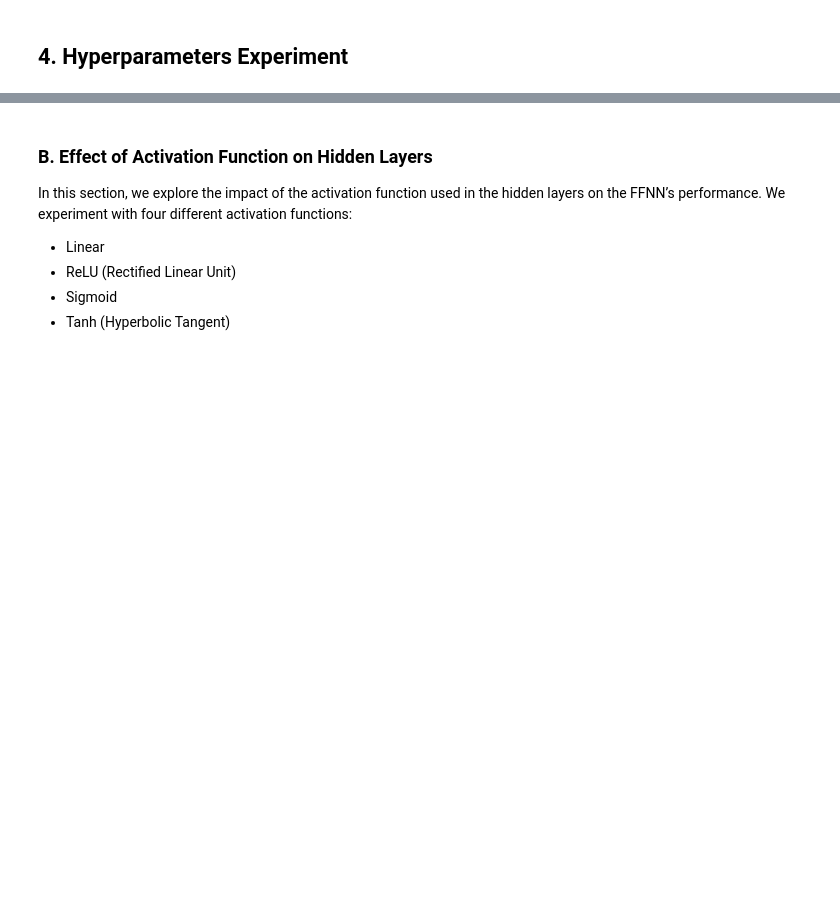
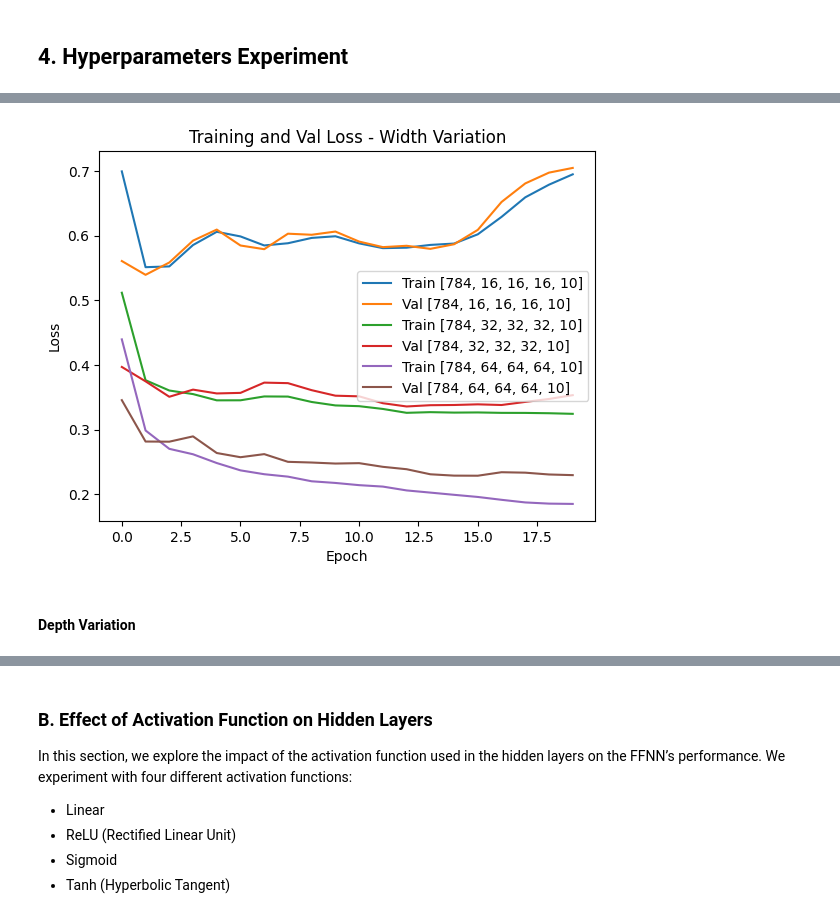
Before and after one commit to ninoaddict/FFNN-From-Scratch, a Jupyter notebook: src/main.ipynb, the cells around one changed output, grey strips where cells are left out. Saved outputs shown, nothing was run; the diff lists cells and outputs as text; code cells hidden in the pictures; blank space fills up the shorter version.

```diff
--- a/src/main.ipynb
+++ b/src/main.ipynb
@@ -86,0 +89,29 @@ In this section, we explore the impact of depth and width on the FFNN’s perfor
+# %%
+width_variations = [
+    [784, 16, 16, 16, 10], # depth = 3, width = 16
+    [784, 32, 32, 32, 10], # depth = 3, width = 32
+    [784, 64, 64, 64, 10],  # depth = 3, width = 64
+]
+
+history_width =  {}
+cnt = 0
+for config in width_variations:
+    ffnn = FFNN(layer_sizes=config, activations=["tanh"]*(len(config) - 2)+["softmax"], seed=42, weight_init="uniform", use_rmsnorm=False)
+    training_loss, val_loss = ffnn.train(X_train, y_train, X_val, y_val, loss_function="categorical_cross_entropy", learning_rate=0.1, epochs=20, batch_size=64, verbose=0, regularization=None, reg_lambda=0)
+    history_width[str(config)] = (training_loss, val_loss)
+    proba = ffnn.predict(X_val)
+    preds = np.argmax(proba, axis=1)
+
+    # accuracy score
+    acc = accuracy_score(y_val, preds)
+    # log loss
+    final_log_loss = log_loss(y_val, proba)
+    # confusion matrix
+    confm = confusion_matrix(y_val, preds)
+    print("==================================")
+    print(f"Variation-{cnt + 1} -> {config}")
+    print(f"Accuracy: {acc}")
+    print(f"Final Log Loss: {final_log_loss}")
+    print("Confusion Matrix:")
+    print(confm)
+    cnt += 1
@@ -87 +136,15 @@ In this section, we explore the impact of depth and width on the FFNN’s perfor
+# %%
+# Training and Validation Loss Plot
+for config, (train_loss, val_loss) in history_width.items():
+    plt.plot(train_loss, label=f"Train {config}")
+    plt.plot(val_loss, label=f"Val {config}")
+plt.legend()
+plt.title("Training and Val Loss - Width Variation")
+plt.xlabel("Epoch")
+plt.ylabel("Loss")
+plt.show()
+# %% [output]
+[figure, added]
+# %% [markdown]
+#### Depth Variation
 # %%
```
Also changed, not shown: parts of 34 cells of this notebook, 1 other file.
